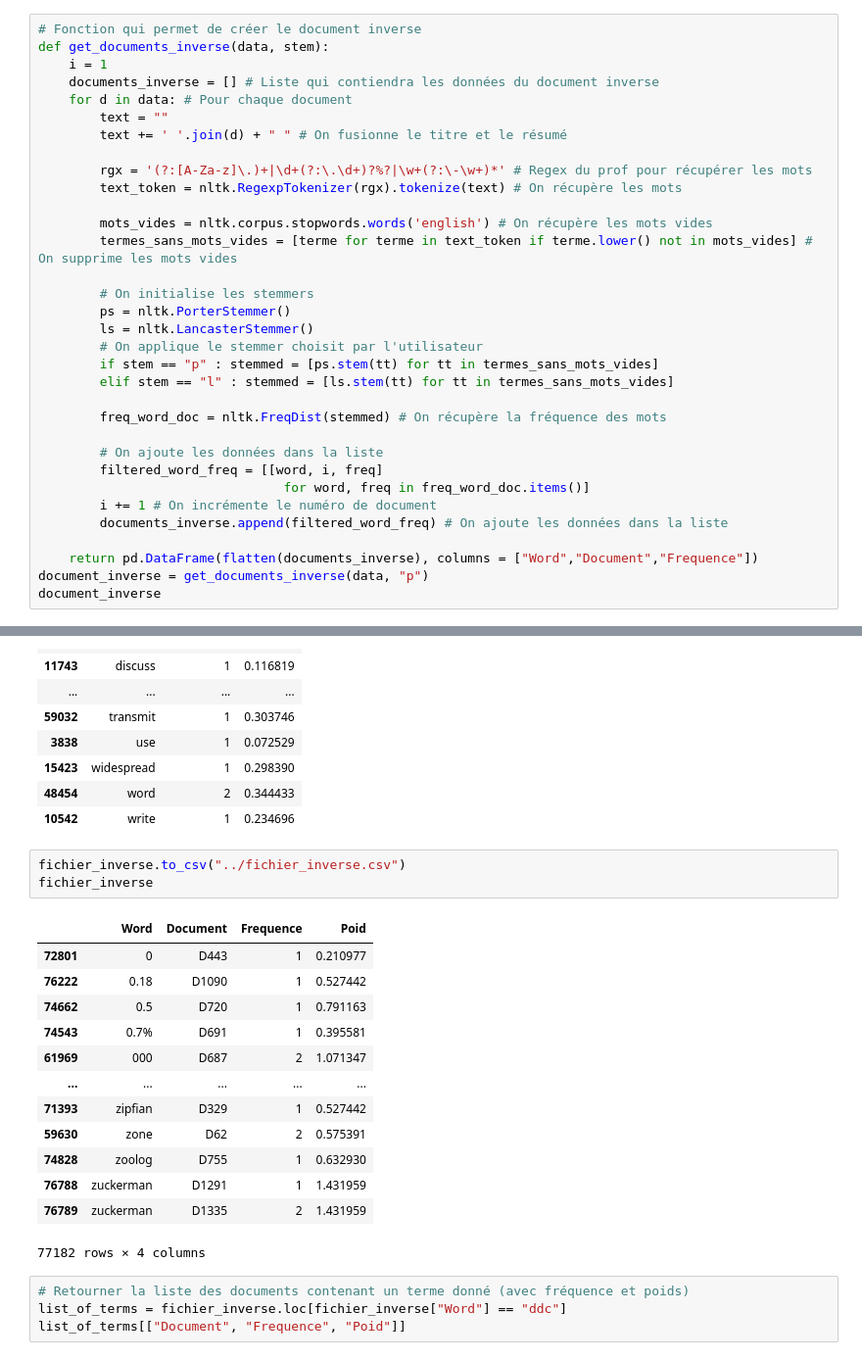
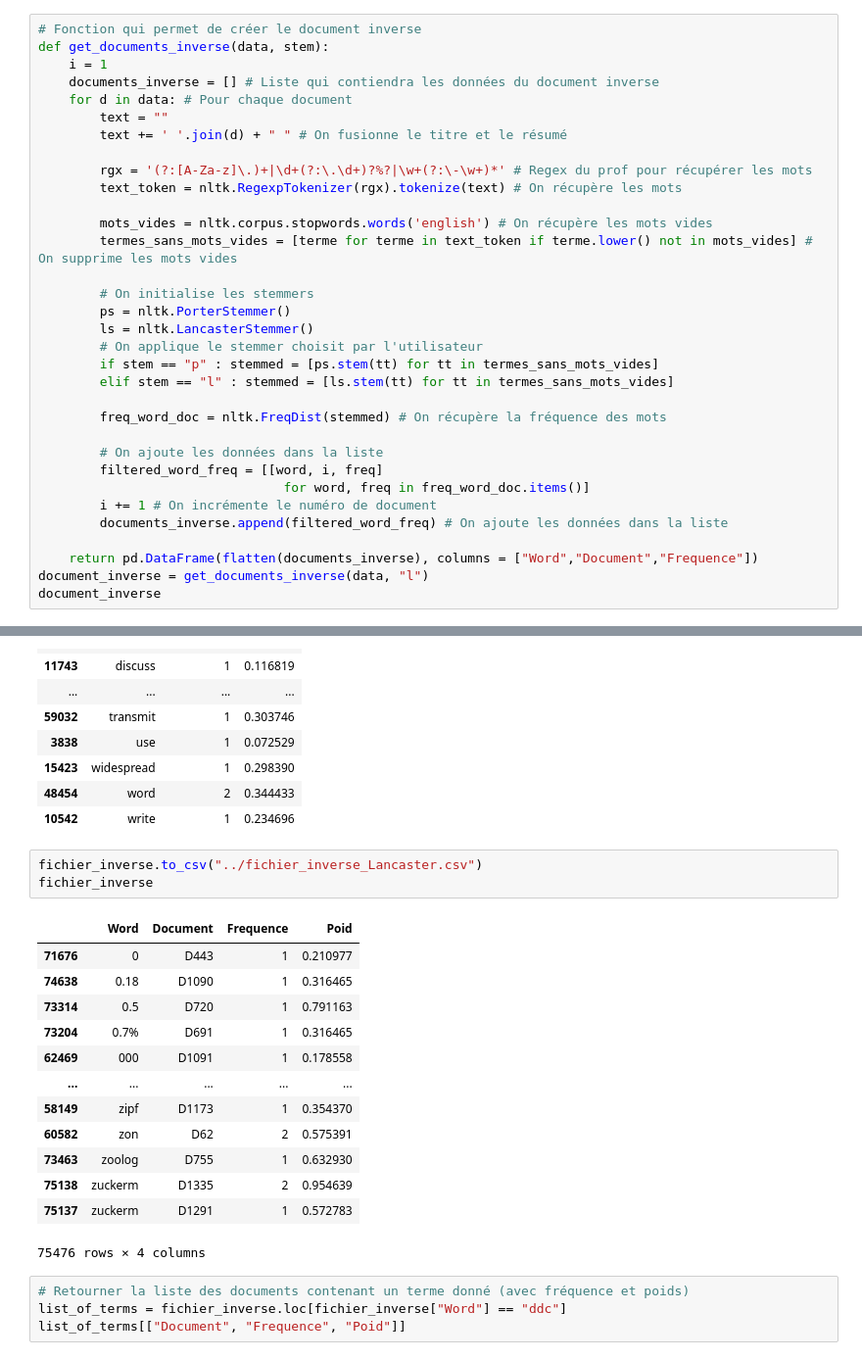
Before and after one commit to IliesChibane/Intelligent-Information-retrieval-System, a Jupyter notebook: Notebook/preparation_des_dataset.ipynb, the cells around one changed output, grey strips where cells are left out. Shown: that part at 98% size. Saved outputs shown, nothing was run; the diff lists cells and outputs as text.

```diff
--- a/Notebook/preparation_des_dataset.ipynb
+++ b/Notebook/preparation_des_dataset.ipynb
@@ -100,7 +100,7 @@ def get_documents_inverse(data, stem):
         documents_inverse.append(filtered_word_freq) # On ajoute les données dans la liste
 
     return pd.DataFrame(flatten(documents_inverse), columns = ["Word","Document","Frequence"])
-document_inverse = get_documents_inverse(data, "p")
+document_inverse = get_documents_inverse(data, "l")
 document_inverse
 # %% [output]
 |  | Word | Document | Frequence |
@@ -195,22 +199,22 @@ list_of_terms.sort_values(by=["Word"])
 | 48454 | word | 2 | 0.344433 |
 | 10542 | write | 1 | 0.234696 |
 # %%
-fichier_inverse.to_csv("../fichier_inverse.csv")
+fichier_inverse.to_csv("../fichier_inverse_Lancaster.csv")
 fichier_inverse
 # %% [output]
 |  | Word | Document | Frequence | Poid |
-| 72801 | 0 | D443 | 1 | 0.210977 |
-| 76222 | 0.18 | D1090 | 1 | 0.527442 |
-| 74662 | 0.5 | D720 | 1 | 0.791163 |
-| 74543 | 0.7% | D691 | 1 | 0.395581 |
-| 61969 | 000 | D687 | 2 | 1.071347 |
+| 71676 | 0 | D443 | 1 | 0.210977 |
+| 74638 | 0.18 | D1090 | 1 | 0.316465 |
+| 73314 | 0.5 | D720 | 1 | 0.791163 |
+| 73204 | 0.7% | D691 | 1 | 0.316465 |
+| 62469 | 000 | D1091 | 1 | 0.178558 |
 | ... | ... | ... | ... | ... |
-| 71393 | zipfian | D329 | 1 | 0.527442 |
-| 59630 | zone | D62 | 2 | 0.575391 |
-| 74828 | zoolog | D755 | 1 | 0.632930 |
-| 76788 | zuckerman | D1291 | 1 | 1.431959 |
-| 76789 | zuckerman | D1335 | 2 | 1.431959 |
+| 58149 | zipf | D1173 | 1 | 0.354370 |
+| 60582 | zon | D62 | 2 | 0.575391 |
+| 73463 | zoolog | D755 | 1 | 0.632930 |
+| 75138 | zuckerm | D1335 | 2 | 0.954639 |
+| 75137 | zuckerm | D1291 | 1 | 0.572783 |
-77182 rows × 4 columns
+75476 rows × 4 columns
 # %%
 # Retourner la liste des documents contenant un terme donné (avec fréquence et poids)
 list_of_terms = fichier_inverse.loc[fichier_inverse["Word"] == "ddc"]
```
Also changed, not shown: parts of 5 cells of this notebook.
